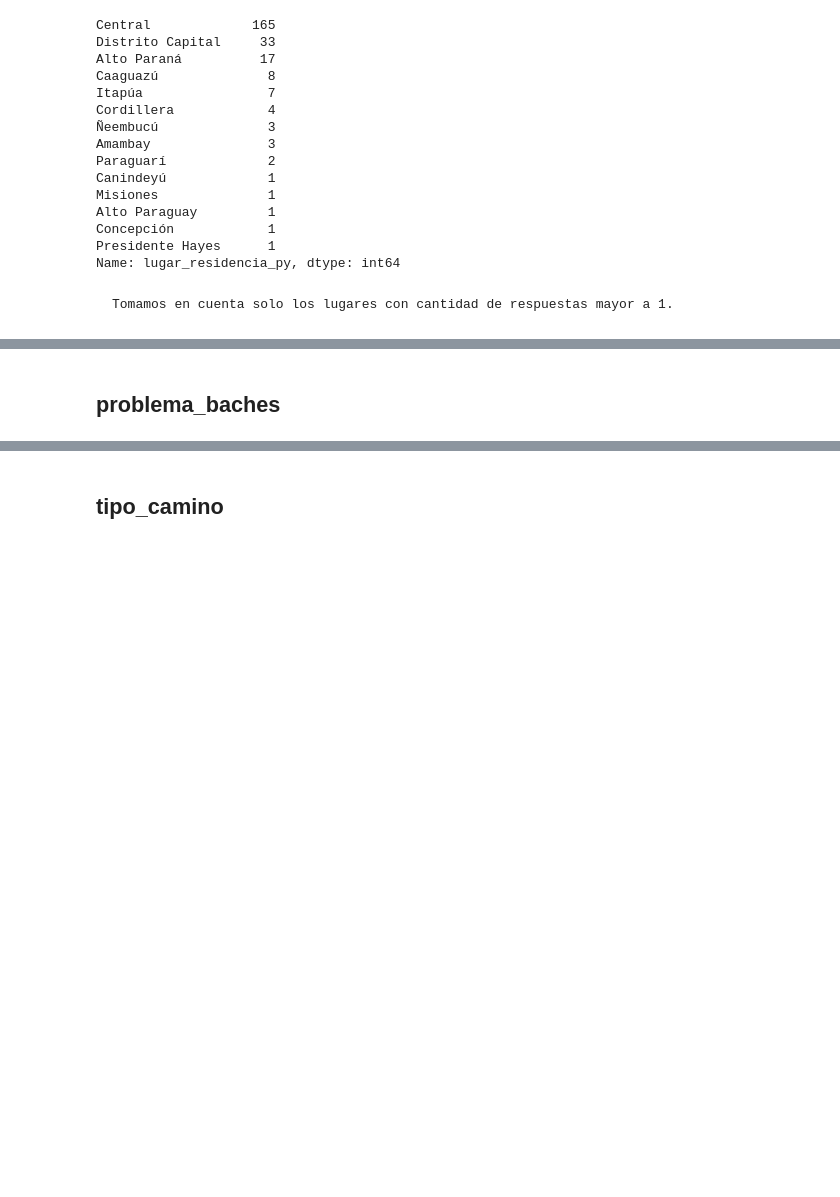
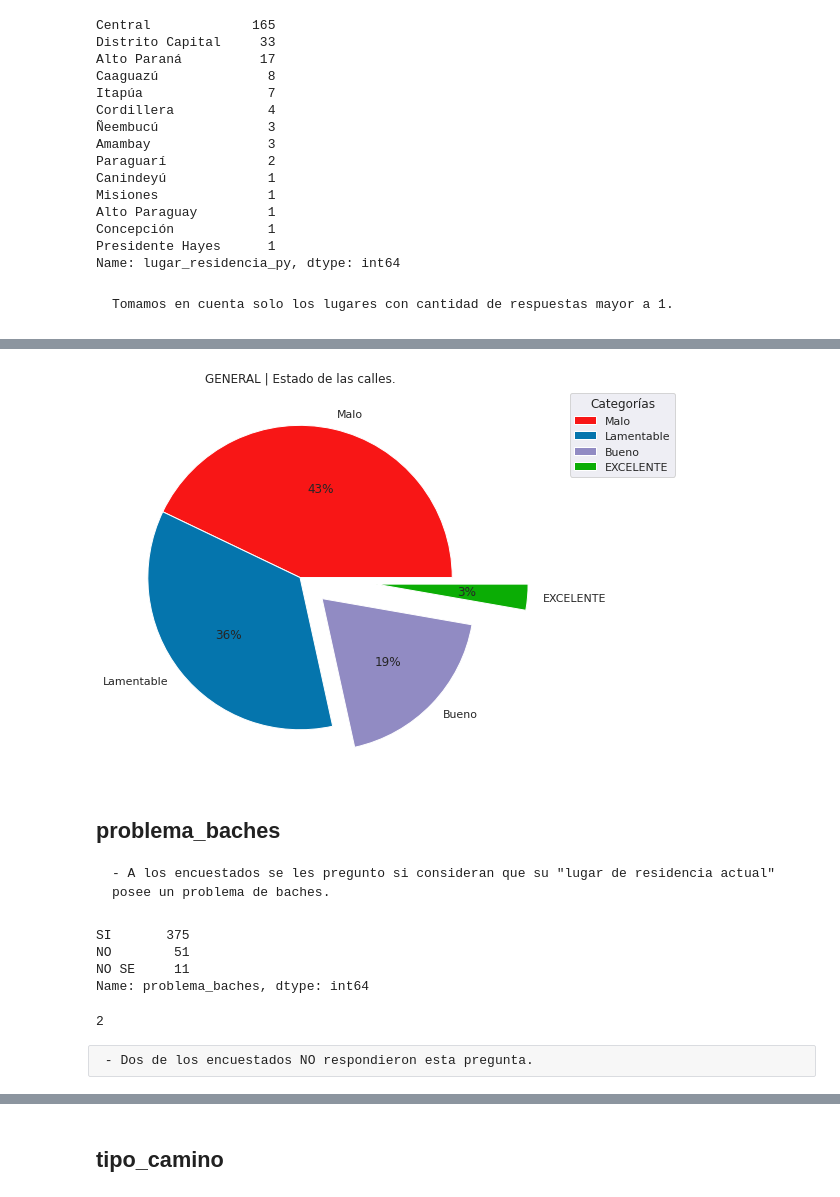
Before and after one commit to TorrezMN/Data_Science, a Jupyter notebook: notebooks/GeneralView.ipynb, the cells around one changed output, grey strips where cells are left out. Saved outputs shown, nothing was run; the diff lists cells and outputs as text; code cells hidden in the pictures; blank space fills up the shorter version.

```diff
--- a/notebooks/GeneralView.ipynb
+++ b/notebooks/GeneralView.ipynb
@@ -193,2 +209,25 @@ regularidad_reparaciones
+# %%
+fig4 = df['estado_calles'].value_counts(normalize=True).plot(
+    kind='pie',
+    title='GENERAL | Estado de las calles.',
+    explode = [0,0,.2,.5],
+    colors=['#f81616','#0575ad',"#918BC3",'#0bad05'],
+    legend=True,
+    autopct='%.0f%%',
+    xlabel='',
+
+    ylabel=''
+)
+
+sns.move_legend(
+    fig4,
+    "upper right",
+    bbox_to_anchor=(1.5, 1), title='Categorías')
+
+
+plt.show()
+# %% [output]
+[figure, added]
 # %% [markdown]
 ## problema_baches
+    - A los encuestados se les pregunto si consideran que su "lugar de residencia actual" posee un problema de baches.
@@ -194,0 +236,13 @@ regularidad_reparaciones
+# %%
+prob_baches
+# %% [output]
+SI       375
+NO        51
+NO SE     11
+Name: problema_baches, dtype: int64
+# %%
+df['problema_baches'].isna().sum()
+# %% [output]
+2
+# %% [raw]
+ - Dos de los encuestados NO respondieron esta pregunta.
```
Also changed, not shown: parts of 46 cells of this notebook.
